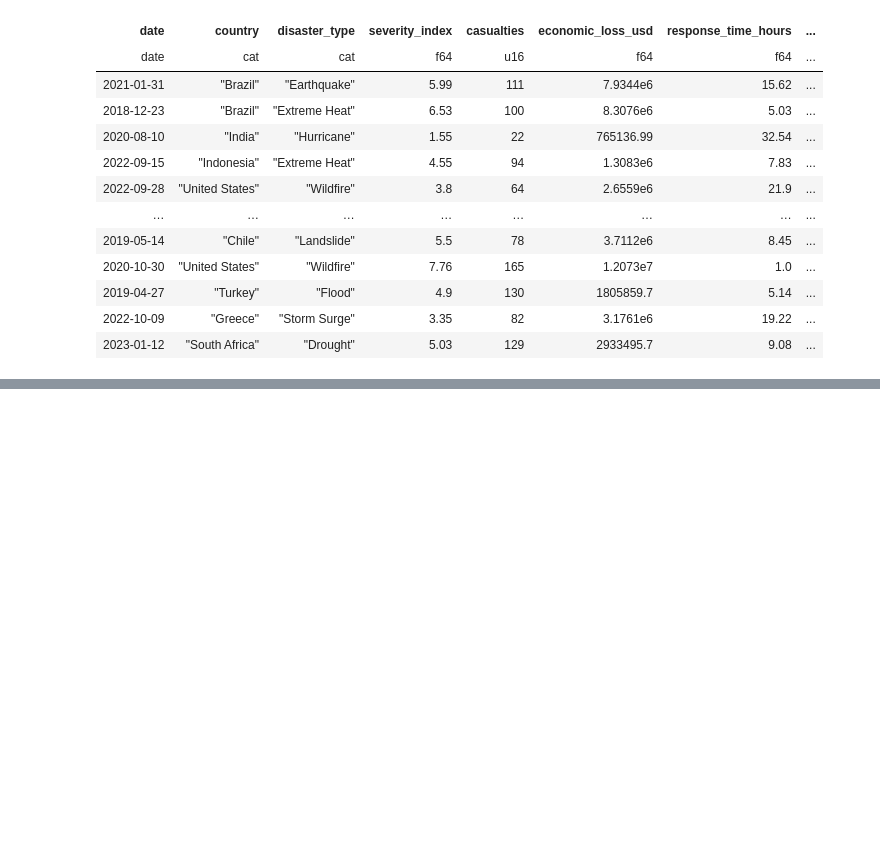
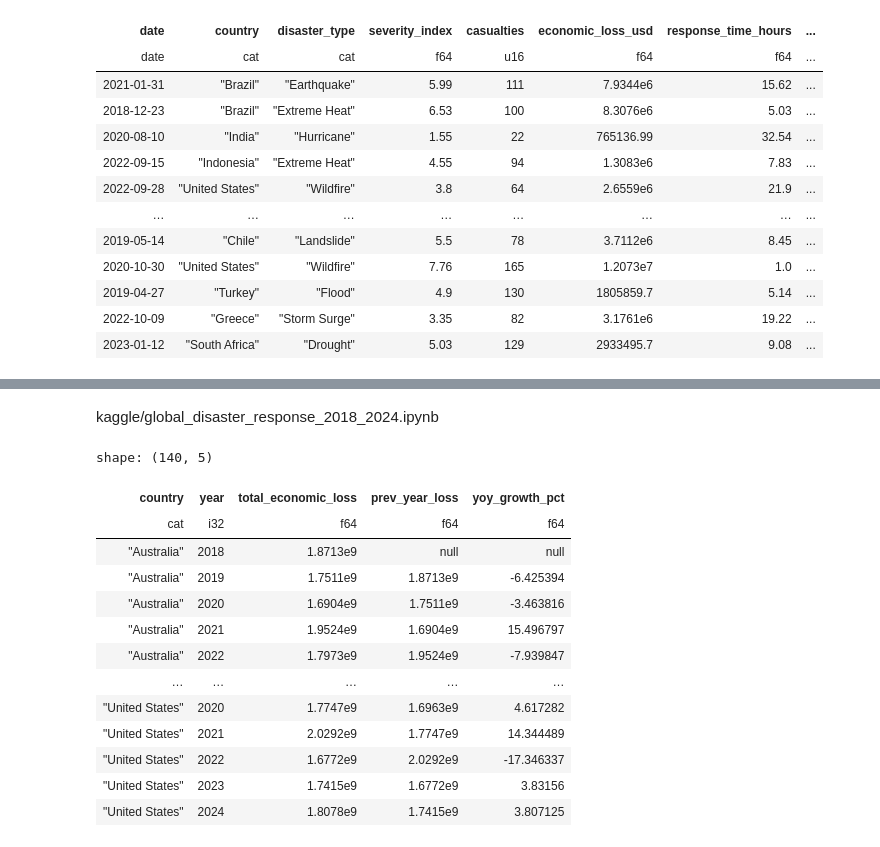
Before and after one commit to ZygimantasB/polars_library, a Jupyter notebook: kaggle/global_disaster_response_2018_2024.ipynb, the cells around one changed output, grey strips where cells are left out. Saved outputs shown, nothing was run; the diff lists cells and outputs as text; code cells hidden in the pictures; blank space fills up the shorter version.

```diff
--- a/kaggle/global_disaster_response_2018_2024.ipynb
+++ b/kaggle/global_disaster_response_2018_2024.ipynb
@@ -117,0 +207,37 @@ shape: (50_000, 12)
+# %% [markdown]
+<llm-snippet-file>kaggle/global_disaster_response_2018_2024.ipynb</llm-snippet-file>
+# %%
+(
+    df.with_columns(pl.col("date").dt.year().alias("year"))
+    .group_by("country", "year")
+    .agg(pl.col("economic_loss_usd").sum().alias("total_economic_loss"))
+    .sort("country", "year")
+    .with_columns(
+        pl.col("total_economic_loss")
+        .shift(1)
+        .over("country")
+        .alias("prev_year_loss")
+    )
+    .with_columns(
+        (
+                (pl.col("total_economic_loss") - pl.col("prev_year_loss"))
+                / pl.col("prev_year_loss")
+                * 100
+        ).alias("yoy_growth_pct")
+    )
+)
+# %% [output]
+shape: (140, 5)
+| country | year | total_economic_loss | prev_year_loss | yoy_growth_pct |
+| cat | i32 | f64 | f64 | f64 |
+| "Australia" | 2018 | 1.8713e9 | null | null |
+| "Australia" | 2019 | 1.7511e9 | 1.8713e9 | -6.425394 |
+| "Australia" | 2020 | 1.6904e9 | 1.7511e9 | -3.463816 |
+| "Australia" | 2021 | 1.9524e9 | 1.6904e9 | 15.496797 |
+| "Australia" | 2022 | 1.7973e9 | 1.9524e9 | -7.939847 |
+| … | … | … | … | … |
+| "United States" | 2020 | 1.7747e9 | 1.6963e9 | 4.617282 |
+| "United States" | 2021 | 2.0292e9 | 1.7747e9 | 14.344489 |
+| "United States" | 2022 | 1.6772e9 | 2.0292e9 | -17.346337 |
+| "United States" | 2023 | 1.7415e9 | 1.6772e9 | 3.83156 |
+| "United States" | 2024 | 1.8078e9 | 1.7415e9 | 3.807125 |
```
Also changed, not shown: parts of 5 cells of this notebook.
